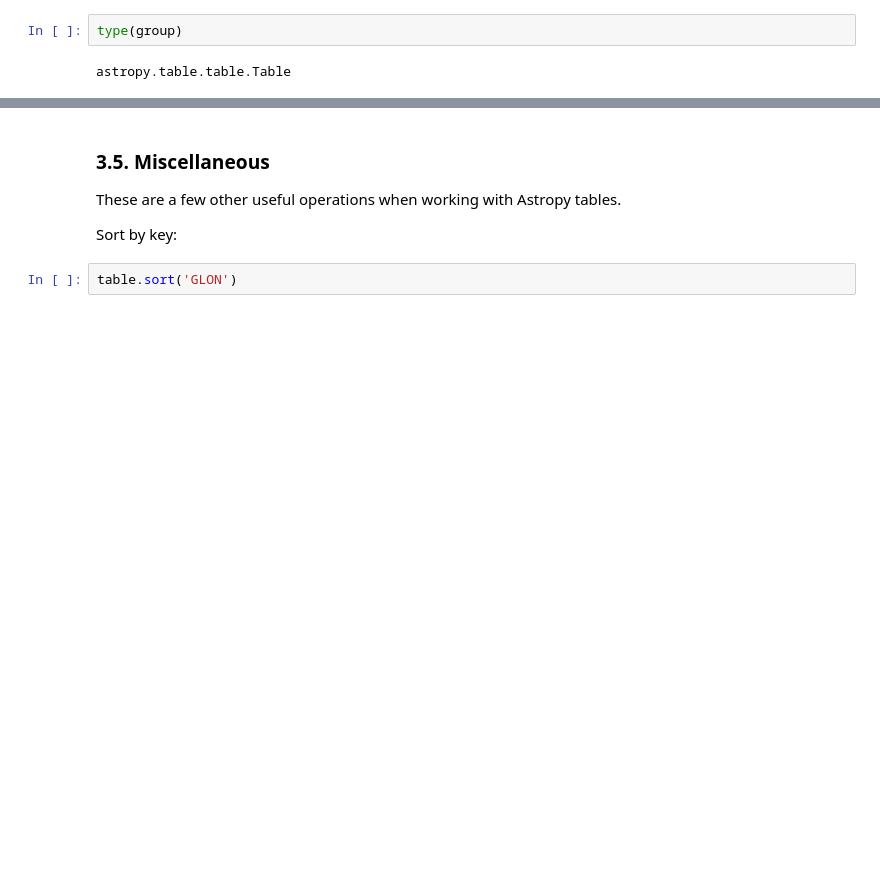
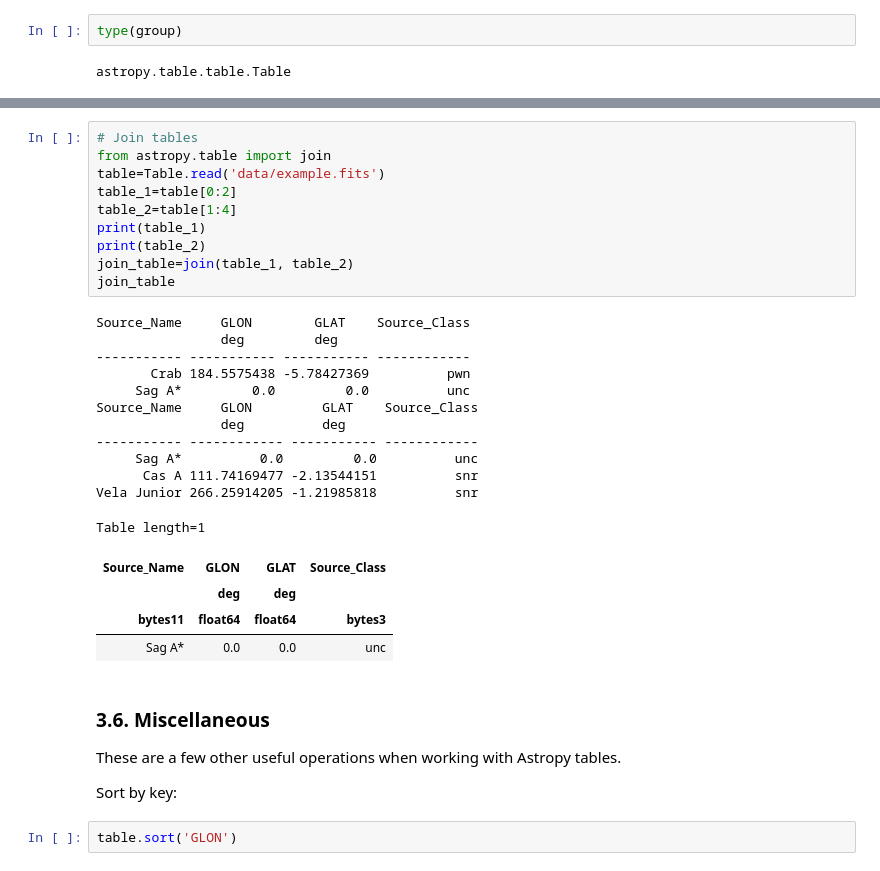
Before and after one commit to JouvinLea/Escape2022, a Jupyter notebook: astropy/astropy_hands_on.ipynb, the cells around one changed output, grey strips where cells are left out. Cells and saved outputs as stored; diff of their text form; blank space fills up the shorter version.

```diff
--- a/astropy/astropy_hands_on.ipynb
+++ b/astropy/astropy_hands_on.ipynb
@@ -608,5 +664,32 @@ astropy.table.table.Table
+# %%
+# Join tables
+from astropy.table import join
+table=Table.read('data/example.fits')
+table_1=table[0:2]
+table_2=table[1:4]
+print(table_1)
+print(table_2)
+join_table=join(table_1, table_2)
+join_table
+# %% [output]
+Source_Name     GLON        GLAT    Source_Class
+                deg         deg
+----------- ----------- ----------- ------------
+       Crab 184.5575438 -5.78427369          pwn
+     Sag A*         0.0         0.0          unc
+Source_Name     GLON         GLAT    Source_Class
+                deg          deg
+----------- ------------ ----------- ------------
+     Sag A*          0.0         0.0          unc
+      Cas A 111.74169477 -2.13544151          snr
+Vela Junior 266.25914205 -1.21985818          snr
+Table length=1
+| Source_Name | GLON | GLAT | Source_Class |
+|  | deg | deg |  |
+| bytes11 | float64 | float64 | bytes3 |
+| Sag A* | 0.0 | 0.0 | unc |
 # %% [markdown]
-### 3.5. Miscellaneous
+### 3.6. Miscellaneous
 
 These are a few other useful operations when working with Astropy tables.
 
```
Also changed, not shown: parts of 13 cells of this notebook.
